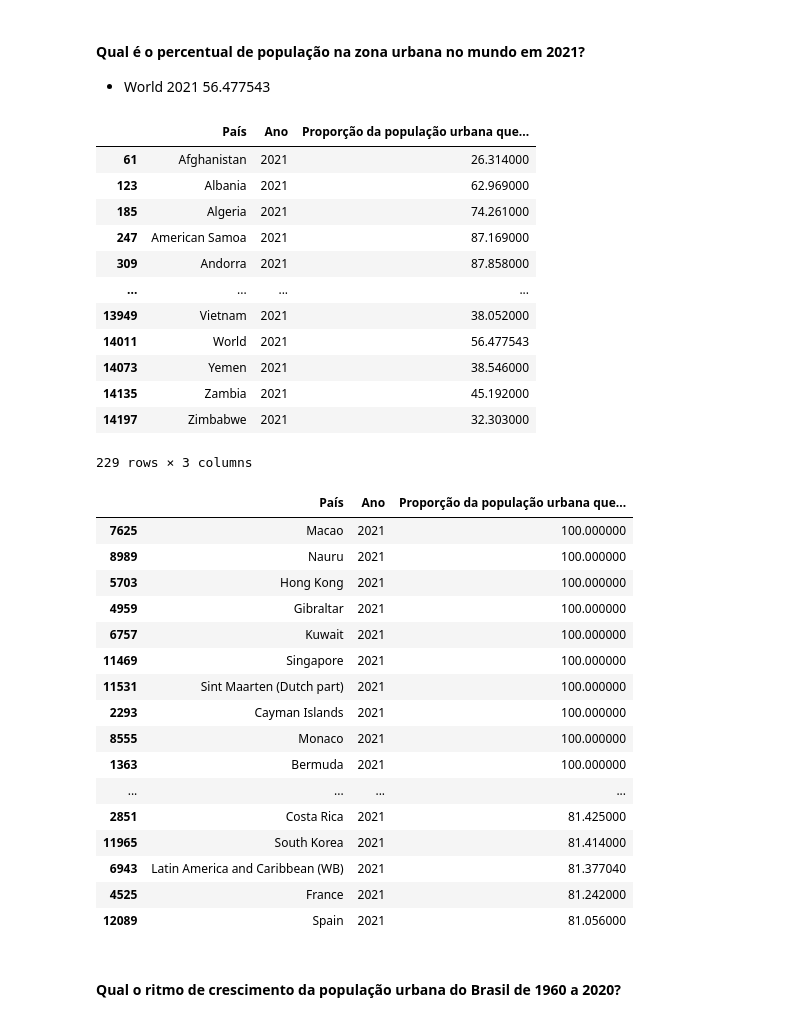
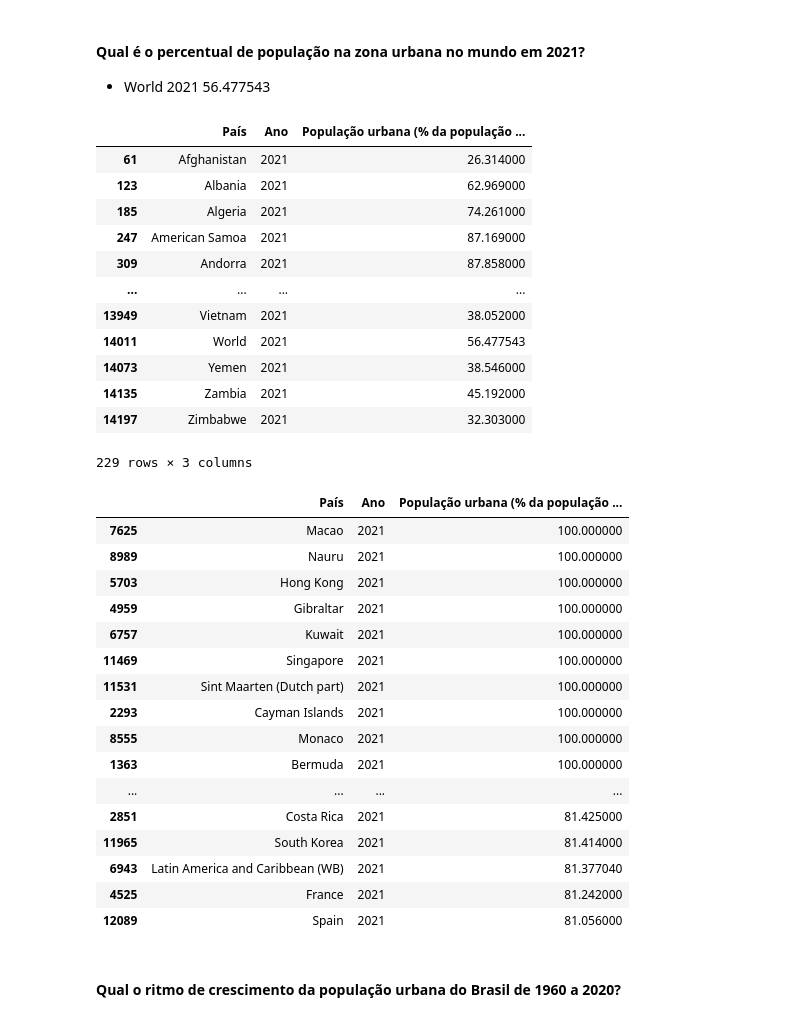
Before and after one commit to jessicacristinams/urbanizacao, a Jupyter notebook: urbanizacao arquivos/urbanizacao.ipynb, the cells around one changed output. Drawn from its saved outputs; the diff is of its cells as text; code cells hidden in the pictures.

```diff
--- a/urbanizacao arquivos/urbanizacao.ipynb
+++ b/urbanizacao arquivos/urbanizacao.ipynb
@@ -104,7 +104,7 @@ Index(['Entity', 'Year',
        '11.1.1 - Proportion of urban population living in slums (%) - EN_LND_SLUM'],
       dtype='object')
 # %%
-df.columns = ['País', 'Ano', 'Proporção da população urbana que vive em favelas (%)']
+df_slums.columns = ['País', 'Ano', 'Proporção da população urbana que vive em favelas (%)']
 # %%
 df_slums
 # %% [output]
@@ -179,7 +177,7 @@ filtro = [2021]
 df_2021 = df[df['Ano'].isin(filtro)]
 df_2021
 # %% [output]
-|  | País | Ano | Proporção da população urbana que... |
+|  | País | Ano | População urbana (% da população ... |
 | 61 | Afghanistan | 2021 | 26.314000 |
 | 123 | Albania | 2021 | 62.969000 |
 | 185 | Algeria | 2021 | 74.261000 |
@@ -193,10 +191,10 @@ df_2021
 | 14197 | Zimbabwe | 2021 | 32.303000 |
 229 rows × 3 columns
 # %%
-df_2021_sorted = df_2021.sort_values('Proporção da população urbana que vive em favelas (%)', ascending = False)
+df_2021_sorted = df_2021.sort_values('População urbana (% da população total)', ascending = False)
 df_2021_sorted.head(60)
 # %% [output]
-|  | País | Ano | Proporção da população urbana que... |
+|  | País | Ano | População urbana (% da população ... |
 | 7625 | Macao | 2021 | 100.000000 |
 | 8989 | Nauru | 2021 | 100.000000 |
 | 5703 | Hong Kong | 2021 | 100.000000 |
```
Also changed, not shown: parts of 8 cells of this notebook, 2 other files.
